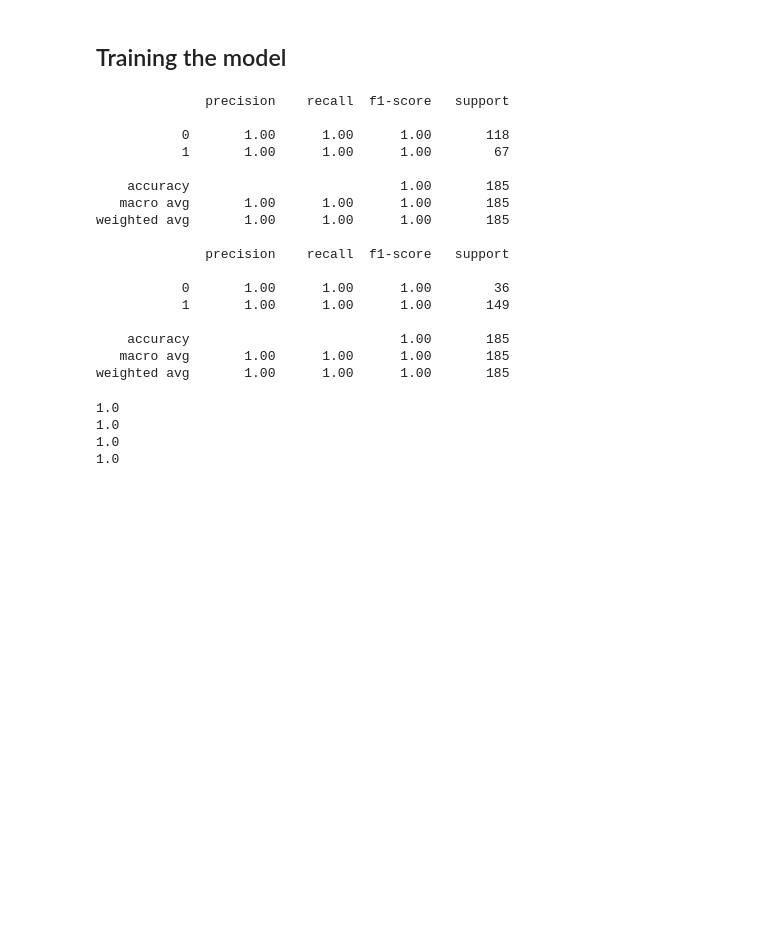
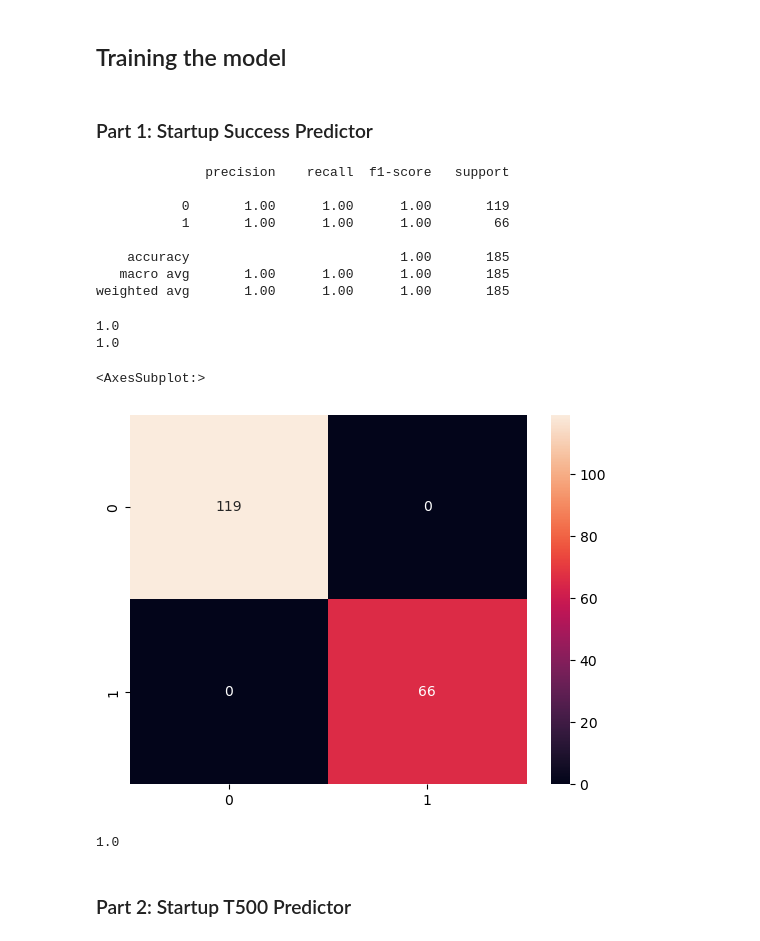
Before and after one commit to BoltStrike77/SparkHub, a Jupyter notebook: startupPredictor.ipynb, the cells around one changed output. Drawn from its saved outputs; the diff is of its cells as text; code cells hidden in the pictures; blank space fills up the shorter version.

```diff
--- a/startupPredictor.ipynb
+++ b/startupPredictor.ipynb
@@ -103,6 +128,28 @@ df
 # %%
 #train test split
 from sklearn.model_selection import train_test_split
-X = df
+X = df.drop(['is_top500', 'closed_at'], axis=1)
 #y was defined above
 X_train, X_test, y_train, y_test = train_test_split(X, y, test_size=0.2)
+# %%
+#split y into two columns
+y_train_status = y_train['status']
+y_train_top500 = y_train['is_top500']
+y_test_status = y_test['status']
+y_test_top500 = y_test['is_top500']
+# %%
+#look at the value counts of the status column and the is_top500 column, to see if there is a class imbalance
+print("Before: ")
+print(y_train['status'].value_counts(), '\n')
+print(y_train['is_top500'].value_counts())
+
+#there is a class imbalance, so we will use SMOTE to oversample the minority class
+from imblearn.over_sampling import SMOTE
+import time
+sm = SMOTE(random_state=(int(time.time())%4000000000))
+X_train_status, y_train_status = sm.fit_resample(X_train, y_train_status)
+X_train_top500, y_train_top500 = sm.fit_resample(X_train, y_train_top500)
+#look at the value counts of the status column and the is_top500 column, to see if there is a class imbalance
+print("After: ")
+print(y_train_status.value_counts(), '\n')
+print(y_train_top500.value_counts())
@@ -109,51 +189,53 @@ X_train, X_test, y_train, y_test = train_test_split(X, y, test_size=0.2)
 # %% [markdown]
 ## Training the model
+# %% [markdown]
+### Part 1: Startup Success Predictor
 # %%
 #random forest classifier model
 from sklearn.ensemble import RandomForestClassifier
-rfc = RandomForestClassifier(n_estimators=100)
-rfc.fit(X_train, y_train)
+rfc_status = RandomForestClassifier(n_estimators=1000)
+rfc_status.fit(X_train_status, y_train_status)
 
 #predicting the test set results
-y_pred = rfc.predict(X_test)
+y_pred = rfc_status.predict(X_test)
 
 #making the confusion matrix, one for status and one for is_top500
 from sklearn.metrics import confusion_matrix
-cm_status = confusion_matrix(y_test['status'], y_pred[:,0])
-cm_top500 = confusion_matrix(y_test['is_top500'], y_pred[:,1])
+cm = confusion_matrix(y_test_status, y_pred)
 
 #get the report
 from sklearn.metrics import classification_report
-print(classification_report(y_test['status'], y_pred[:,0]))
-print(classification_report(y_test['is_top500'], y_pred[:,1]))
+print(classification_report(y_test_status, y_pred))
 # %% [output]
               precision    recall  f1-score   support
 
-           0       1.00      1.00      1.00       118
-           1       1.00      1.00      1.00        67
+           0       1.00      1.00      1.00       119
+           1       1.00      1.00      1.00        66
 
     accuracy                           1.00       185
    macro avg       1.00      1.00      1.00       185
 weighted avg       1.00      1.00      1.00       185
-
-              precision    recall  f1-score   support
-
-           0       1.00      1.00      1.00        36
-           1       1.00      1.00      1.00       149
-
-    accuracy                           1.00       185
-   macro avg       1.00      1.00      1.00       185
-weighted avg       1.00      1.00      1.00       185
 # %%
 #calculate the accuracy
 from sklearn.metrics import accuracy_score
-print(accuracy_score(y_test['status'], y_pred[:,0]))
-print(accuracy_score(y_test['is_top500'], y_pred[:,1]))
+print(accuracy_score(y_test_status, y_pred))
 #also calculate the accuracy score on the training set
-print(accuracy_score(y_train['status'], rfc.predict(X_train)[:,0]))
-print(accuracy_score(y_train['is_top500'], rfc.predict(X_train)[:,1]))
+print(accuracy_score(y_train_status, rfc_status.predict(X_train_status)))
 # %% [output]
 1.0
 1.0
-1.0
-1.0
+# %%
+#use seaborn to plot the confusion matrix
+import seaborn as sns
+sns.heatmap(cm, annot=True, fmt='d')
+# %% [output]
+<AxesSubplot:>
+[figure, added]
+# %%
+#accuracy score
+from sklearn.metrics import accuracy_score
+print(accuracy_score(y_test_status, y_pred))
+# %% [output]
+1.0
+# %% [markdown]
+### Part 2: Startup T500 Predictor
```
Also changed, not shown: parts of 22 cells of this notebook, 1 other file.
